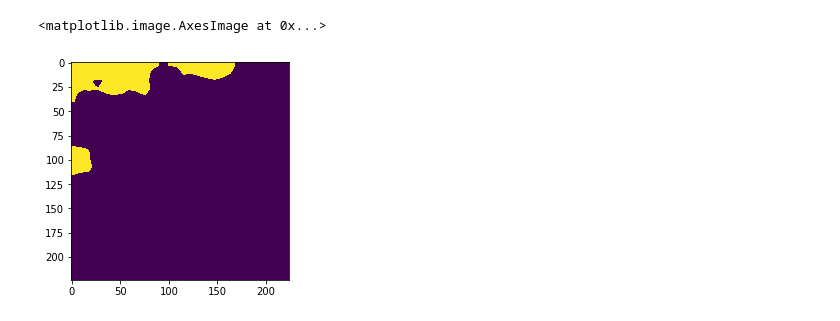
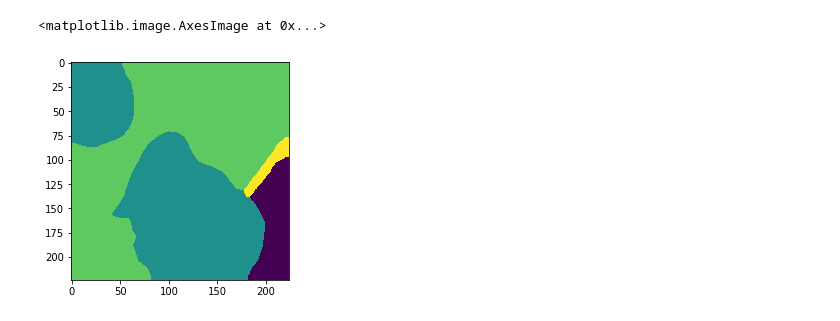
Before and after one commit to jamesmcclain/pytorch-experiments, a Jupyter notebook: Potsdam.ipynb, the cells around one changed output. Drawn from its saved outputs; the diff is of its cells as text; code cells hidden in the pictures.

```diff
--- a/Potsdam.ipynb
+++ b/Potsdam.ipynb
@@ -136,8 +123,8 @@ if False:
 import time
 import math
 
-steps_per_epoch_per_image = int((6000 * 6000) / (224 * 224 * 64))
-epochs = 40
+steps_per_epoch_per_image = int((6000 * 6000) / (224 * 224 * 16))
+epochs = 20
 
 deeplab_resnet101.train()
 for i in range(epochs):
@@ -171,0 +171,15 @@ epoch=39 time=1562787111.5819538 loss=1.326392650604248
+# %%
+device = torch.device("cuda")
+np.random.seed(seed=33)
+
+if True:
+  deeplab_resnet101 = torch.load('/content/gdrive/My Drive/Potsdam/deeplab_resnet101_fe.pth')
+
+normalize3 = torchvision.transforms.Normalize(mean=[0.485, 0.456, 0.406], std=[0.229, 0.224, 0.225])
+normalize1 = torchvision.transforms.Normalize(mean=[0.485], std=[0.229])
+transforms3 = torchvision.transforms.Compose([torchvision.transforms.ToTensor(), normalize3])
+transforms1 = torchvision.transforms.Compose([torchvision.transforms.ToTensor(), normalize1])
+# %%
+rgb_data = Image.open('/content/gdrive/My Drive/Potsdam/top_potsdam_2_10_RGB.tif')
+elevation_data = Image.open('/content/gdrive/My Drive/Potsdam/dsm_potsdam_02_10_normalized_lastools.jpg')
+label_data = Image.open('/content/gdrive/My Drive/Potsdam/top_potsdam_2_10_label.tif')
@@ -172,3 +228,7 @@ epoch=39 time=1562787111.5819538 loss=1.326392650604248
+# %%
+# Get a Batch
+
+batch_tensor = random_potsdam_training_batch(rgb_data, elevation_data, label_data)
 # %%
 deeplab_resnet101.eval()
 out = deeplab_resnet101(batch_tensor[0])
@@ -181,9 +239,10 @@ index = 17
 # %%
+index = 13
 predicted_segments = np.apply_along_axis(np.argmax, 0, out[index])
 plt.imshow(predicted_segments)
 # %% [output]
 <matplotlib.image.AxesImage at 0x...>
-[figure, old version]
+[figure, new version]
 # %%
 groundtruth_segments = batch_tensor[2].data.cpu().numpy()[index]
 plt.imshow(groundtruth_segments)
```
Also changed, not shown: parts of 19 cells of this notebook.
